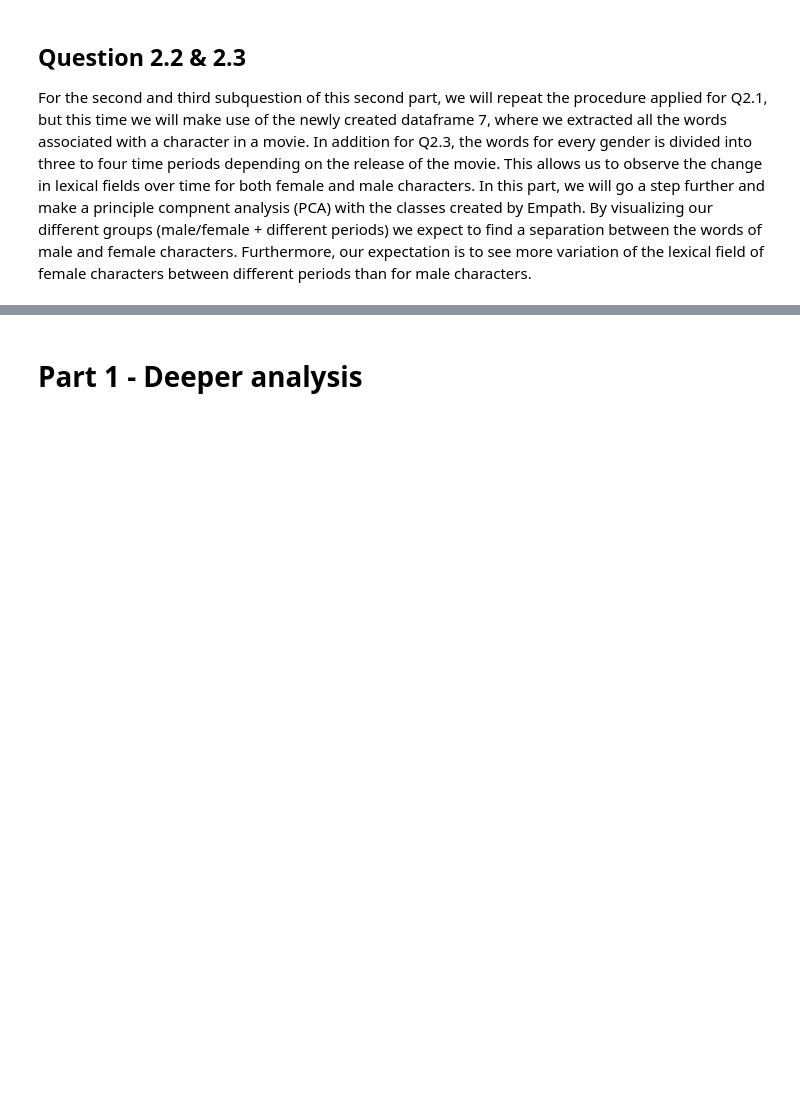
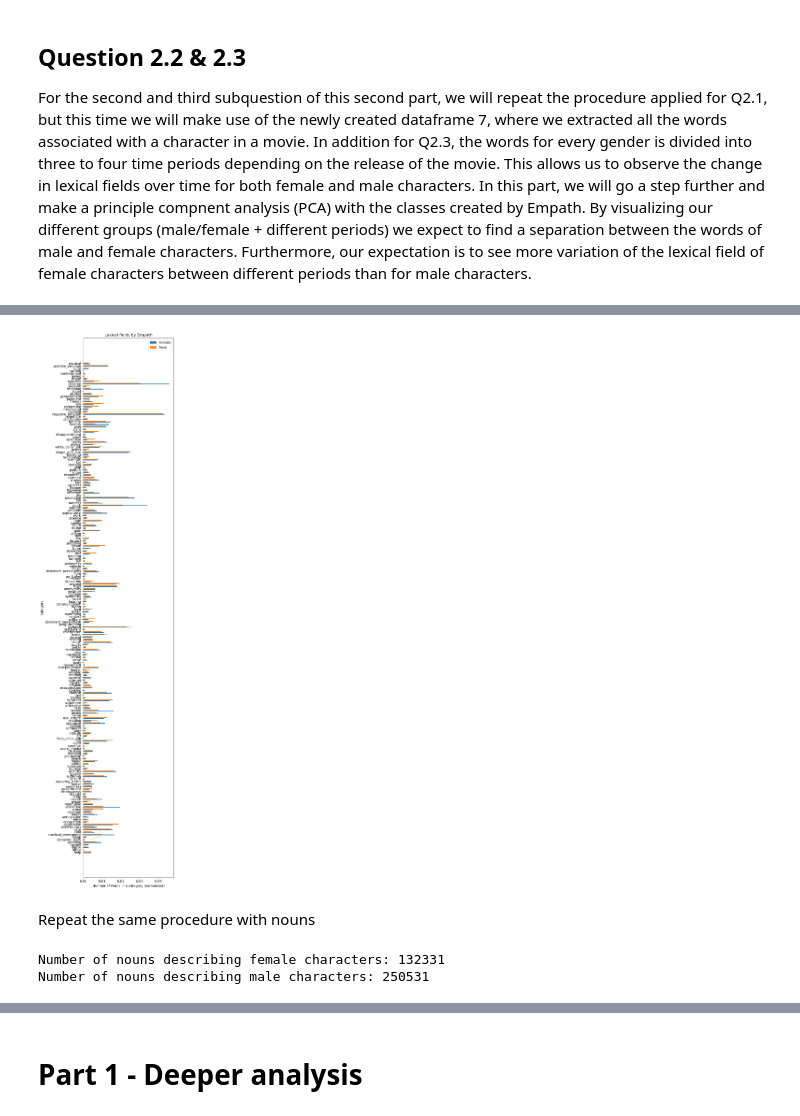
Before and after one commit to epfl-ada/ada-2022-project-silvermafia2022, a Jupyter notebook: project_movies.ipynb, the cells around one changed output, grey strips where cells are left out. Saved outputs shown, nothing was run; the diff lists cells and outputs as text; code cells hidden in the pictures; blank space fills up the shorter version.

```diff
--- a/project_movies.ipynb
+++ b/project_movies.ipynb
@@ -1318,0 +1374,15 @@ This task is not yet done. But initial tests showed its feasibility.
+# %%
+lexicon = Empath()
+df_category = []
+df_category.append(lexicon.analyze(JJ_F_all, normalize=True))
+df_category.append(lexicon.analyze(JJ_M_all, normalize=True))
+
+# transform into a dataframe
+df_category = pd.DataFrame(df_category, index = ['Female','Male'])
+
+# delete lexical field with 0 for both F and M
+df_category = df_category.loc[:, (df_category != 0).any(axis=0)]
+
+df_category = df_category.copy().T
+
+df_category
@@ -1318,0 +1403,53 @@ This task is not yet done. But initial tests showed its feasibility.
+# %%
+x = np.arange(df_category.shape[0])  # the label locations
+new_x = [10*i for i in x]
+new_x = np.asanyarray(new_x)
+width = 3  # the width of the bars
+
+fig, ax = plt.subplots(figsize=(6,24))
+rects1 = ax.barh(new_x - width/2, df_category['Female'], width, align='center', label='Female')
+rects2 = ax.barh(new_x + width/2, df_category['Male'], width, align='center', label='Male')
+ax.set_ylabel('Category')
+ax.set_xlabel('Number of words in a category (normalized)')
+ax.set_title('Lexical fields by Empath')
+ax.set_yticks(new_x, df_category.index)
+ax.legend()
+fig.tight_layout()
+# %% [output]
+[figure, added]
+# %% [markdown]
+Repeat the same procedure with nouns
+# %%
+# in order to represent the words in a wordcloud, we need to consider each word of a gender df
+# separately, and then join all words in one string (separated by a blank space)
+# First, we join all words of a selected column (NN = adjective in this case), separating them
+# by a blank space. Then, we remove all unwanted signs like []. All white space and commas are
+# replaced by _, so that we can afterwards split at every _ and thus get every single word separately.
+NN_F_all = ' '.join(summary_all_clean_F['NN'].astype(str))
+NN_F_all = NN_F_all.replace("'","")
+NN_F_all = NN_F_all.replace("[","")
+NN_F_all = NN_F_all.replace("]","")
+NN_F_all = NN_F_all.replace(" ","_")
+NN_F_all = NN_F_all.replace(",","_")
+
+NN_F_all = NN_F_all.split('_')
+NN_F_all = list(filter(None, NN_F_all))
+NN_F_all = list(map(lambda x: x.lower(), NN_F_all)) # convert all adj to lower case words
+print(f'Number of nouns describing female characters: {len(NN_F_all)}')
+NN_F_all_str = ' '.join(NN_F_all)
+
+NN_M_all = '_'.join(summary_all_clean_M['NN'].astype(str))
+NN_M_all = NN_M_all.replace("'","")
+NN_M_all = NN_M_all.replace("[","")
+NN_M_all = NN_M_all.replace("]","")
+NN_M_all = NN_M_all.replace(" ","_")
+NN_M_all = NN_M_all.replace(",","_")
+
+NN_M_all = NN_M_all.split('_')
+NN_M_all = list(filter(None, NN_M_all))
+NN_M_all = list(map(lambda x: x.lower(), NN_M_all)) # convert all adj to lower case words
+print(f'Number of nouns describing male characters: {len(NN_M_all)}')
+NN_M_all_str = ' '.join(NN_M_all) # create one big string with words separated by blank space
+# %% [output]
+Number of nouns describing female characters: 132331
+Number of nouns describing male characters: 250531
```
Also changed, not shown: parts of 21 cells of this notebook.
